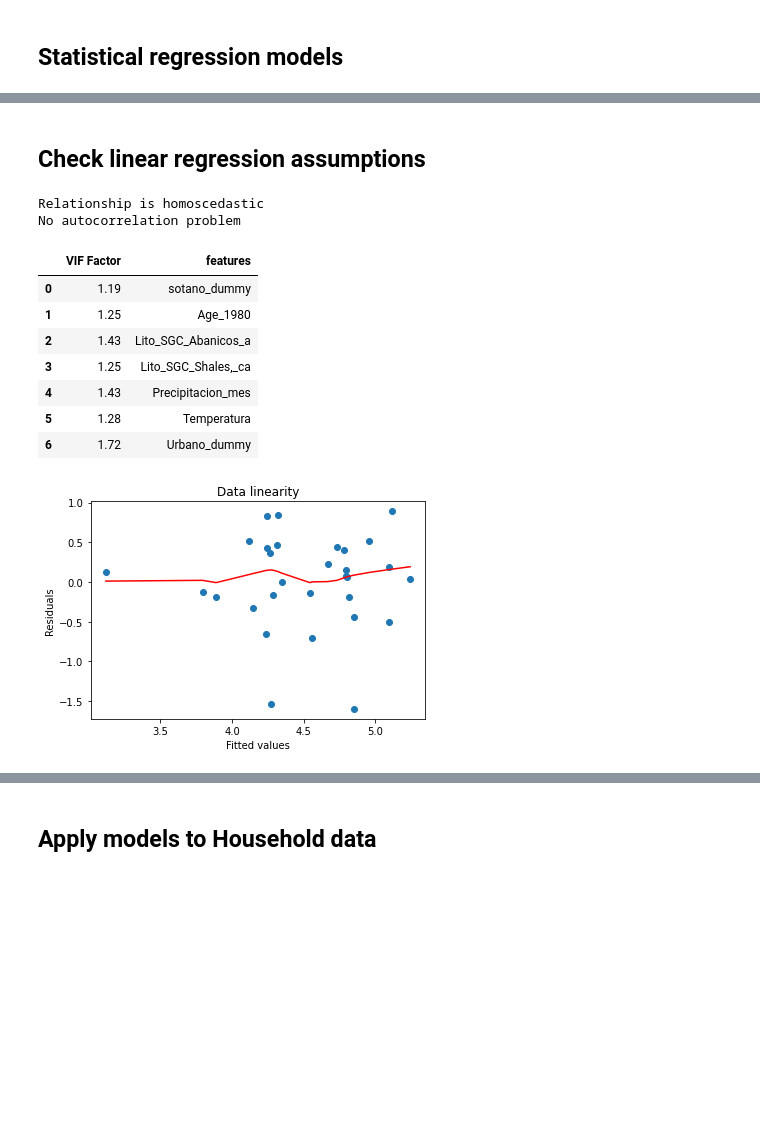
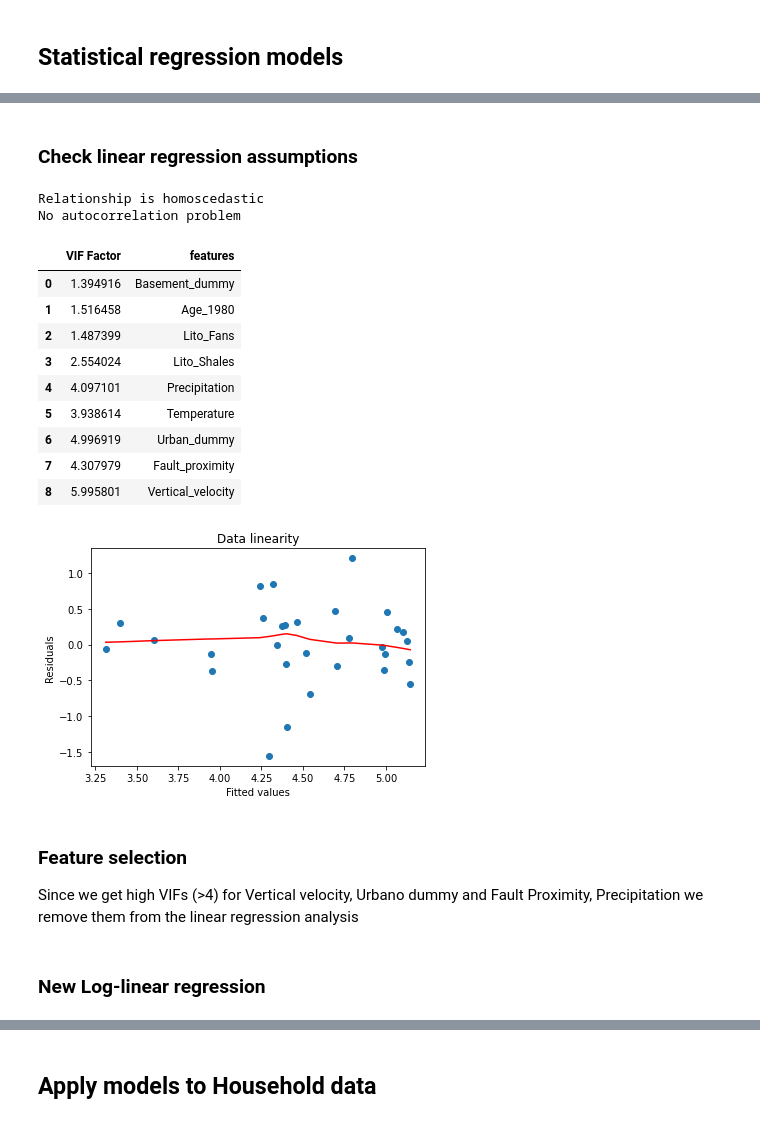
Before and after one commit to mdominguezd/RnSurvey_Bogota_DataAnalysis, a Jupyter notebook: Multivariate analysis.ipynb, the cells around one changed output, grey strips where cells are left out. Saved outputs shown, nothing was run; the diff lists cells and outputs as text; code cells hidden in the pictures; blank space fills up the shorter version.

```diff
--- a/Multivariate analysis.ipynb
+++ b/Multivariate analysis.ipynb
@@ -94,3 +74,5 @@ DF_JOIN['Urbano_dummy'] = DF_JOIN.SueCodigo.apply(lambda df : 1 if df == 1 else
+# %%
+DF_RC = pd.read_csv('Dataset for fitting/Processed_DataFrame.csv')
 # %% [markdown]
 ## Basic statistics
 # %%
@@ -126,8 +102,8 @@ sns.heatmap(DF_JOIN.corr(), vmax=1, vmin=-1, center=0, cmap='seismic', annot = T
 # %%
 # r-pearson for variables with RC
 r_Pvals = []
-for i in range(len(DF_JOIN.columns)-1):
-    r_Pvals.append(stats.pearsonr(np.array(DF_JOIN.Resultado), np.array(DF_JOIN.iloc[:,i+1])))
+for i in range(len(DF_RC.columns)-1):
+    r_Pvals.append(stats.pearsonr(np.array(DF_RC.RC), np.array(DF_RC.iloc[:,i+1])))
 
 r_Pvals
 
@@ -149,14 +125,14 @@ for i in [1, 2, 3, 4, 7]:
     ax.set_facecolor('gainsboro')
     ax.set_axisbelow(True)
 
-    ax2 = sns.boxplot(y = DF_JOIN.Resultado, x = DF_JOIN.iloc[:,i], palette = sns.color_palette("Set1"), zorder = 2)
+    ax2 = sns.boxplot(y = DF_RC.RC, x = DF_RC.iloc[:,i], palette = sns.color_palette("Set1"), zorder = 2)
 
-    for j in range(len(DF_JOIN.iloc[:,i].unique())):
+    for j in range(len(DF_RC.iloc[:,i].unique())):
         if i == 3:
-            plt.text(j,440,'$n = $'+str(sum(DF_JOIN.iloc[:,i] == j)), ha = 'center', va = 'center', bbox = dict(facecolor='w', alpha=0.9), fontdict = dict(family = 'bahnschrift', fontsize = 14))
+            plt.text(j,440,'$n = $'+str(sum(DF_RC.iloc[:,i] == j)), ha = 'center', va = 'center', bbox = dict(facecolor='w', alpha=0.9), fontdict = dict(family = 'bahnschrift', fontsize = 14))
             ax2.set_xticklabels(['>1980', '<1980'], family = 'bahnschrift', fontsize=14)
         else:
-            plt.text(j,440,'$n = $'+str(sum(DF_JOIN.iloc[:,i] == j)), ha = 'center', va = 'center', bbox = dict(facecolor='w', alpha=0.9), fontdict = dict(family = 'bahnschrift', fontsize = 14))
+            plt.text(j,440,'$n = $'+str(sum(DF_RC.iloc[:,i] == j)), ha = 'center', va = 'center', bbox = dict(facecolor='w', alpha=0.9), fontdict = dict(family = 'bahnschrift', fontsize = 14))
             ax2.set_xticklabels(['No', 'Si'], family = 'bahnschrift', fontsize=14)
     ax2.set_yticklabels([0,100,200,300,400], family = 'bahnschrift',fontsize=14)
     if (k != 1) and (k!=3) and (k!=5):
@@ -172,7 +148,7 @@ Val = []
 for i in range(len(Variables)):
     Val.append(Variables[i] + '\n$r$ =' +str(round(r_Pvals[i][0], 2)) + '\np-value =' +str(round(r_Pvals[i][1], 2)))
 
-ax = sns.heatmap(pd.DataFrame(DF_JOIN.corr()['Resultado'].iloc[1:]), center = 0, vmin = -1, vmax = 1, cmap = 'seismic')
+ax = sns.heatmap(pd.DataFrame(DF_RC.corr()['RC'].iloc[1:]), center = 0, vmin = -1, vmax = 1, cmap = 'seismic')
 ax.set_yticklabels(Val, rotation = 0, x = 0.52, ha = 'center', family='bahnschrift', fontsize = 15)
 ax.figure.axes[-1].set_yticklabels(np.arange(-1, 1.1, 0.25), size=16)
 ax.tick_params(length = 0)
@@ -185,7 +161,7 @@ fig.savefig('Figures/Caracterization.png', dpi = 300, bbox_inches = 'tight')
 # %% [markdown]
 ## Principal component Analysis
 # %%
-df_PCA = DF_JOIN
+df_PCA = DF_RC
 
 # Standarization
 df_PCA = df_PCA.apply(lambda df : (df - np.mean(df))/np.std(df) )
@@ -242,7 +218,7 @@ for i in range(len(EigenVectors)):
         plt.text(EigenVectors.iloc[i,0]+0.05, EigenVectors.iloc[i,1], df_PCA.iloc[:,i].name.split('dummy')[0], bbox = dict(facecolor='slategrey', alpha = 0.5), fontsize = 12, fontfamily = 'bahnschrift', ha = 'center',va = 'center', color='w')
     elif (i == 2):
         plt.text(EigenVectors.iloc[i,0]-0.05, EigenVectors.iloc[i,1], df_PCA.iloc[:,i].name.split('dummy')[0], bbox = dict(facecolor='slategrey', alpha = 0.5), fontsize = 12, fontfamily = 'bahnschrift', ha = 'center',va = 'center', color='w')
-    elif (i == 3)|(i == 4)|(i == 9):
+    elif (i == 3)|(i == 4)|(i == 9)|(i == 8):
         plt.text(EigenVectors.iloc[i,0], EigenVectors.iloc[i,1], df_PCA.iloc[:,i].name.split('dummy')[0], bbox = dict(facecolor='darkred', alpha = 0.5), fontsize = 12, fontfamily = 'bahnschrift', ha = 'center',va = 'center', color='w')
     elif (i == 1):
         plt.text(EigenVectors.iloc[i,0]-.1, EigenVectors.iloc[i,1], df_PCA.iloc[:,i].name.split('dummy')[0], bbox = dict(facecolor='darkred', alpha = 0.5), fontsize = 12, fontfamily = 'bahnschrift', ha = 'center',va = 'center', color='w')
@@ -308,10 +284,8 @@ Variables.remove('RC')
 # %% [markdown]
 ## Statistical regression models
 # %%
-X = DF_JOIN.iloc[:,1:]
-y = DF_JOIN.iloc[:,0]
-y_log = y.apply(lambda df: 1 if df >= 100 else 0)
-X_log = X
-X_log = sm.add_constant(X_log)
+X = DF_RC.iloc[:,1:]
+y = DF_RC.iloc[:,0]
+
 X = sm.add_constant(X)
 # %% [markdown]
@@ -390,40 +366,45 @@ fig.savefig('Figures/Regresión_LogLineal.png', dpi = 200, bbox_inches = 'tight'
 # %% [markdown]
-## Check linear regression assumptions
+### Check linear regression assumptions
 # %%
 p_val = 0.05
 
 # Heteroscedasticidad
 if smd.het_breuschpagan(lin_reg.resid, lin_reg.model.exog)[1] < p_val:
     print('Relationship is not homoscedastic')
 else:
     print('Relationship is homoscedastic')
 
 # Autocorrelación
 if (durbin_watson(lin_reg.resid) < 2.5) & (durbin_watson(lin_reg.resid) > (1.5)):
     print('No autocorrelation problem')
 else:
     print('There maybe autocorrelation problems')
 
 # Linearidad
 plt.scatter(lin_reg.predict(X), lin_reg.resid)
 plt.ylabel('Residuals')
 plt.xlabel('Fitted values')
 plt.plot(lowess(lin_reg.resid, lin_reg.predict(X))[:,0], lowess(lin_reg.resid, lin_reg.predict(X))[:,1], c='r')
 plt.title('Data linearity')
 
 vif = pd.DataFrame()
 vif["VIF Factor"] = [variance_inflation_factor(X.values, i+1) for i in range(X.shape[1]-1)]
 vif["features"] = X.columns[1:]
-vif.round(2)
+vif
 # %% [output]
 Relationship is homoscedastic
 No autocorrelation problem
 |  | VIF Factor | features |
-| 0 | 1.19 | sotano_dummy |
-| 1 | 1.25 | Age_1980 |
-| 2 | 1.43 | Lito_SGC_Abanicos_a |
-| 3 | 1.25 | Lito_SGC_Shales,_ca |
-| 4 | 1.43 | Precipitacion_mes |
-| 5 | 1.28 | Temperatura |
-| 6 | 1.72 | Urbano_dummy |
+| 0 | 1.394916 | Basement_dummy |
+| 1 | 1.516458 | Age_1980 |
+| 2 | 1.487399 | Lito_Fans |
+| 3 | 2.554024 | Lito_Shales |
+| 4 | 4.097101 | Precipitation |
+| 5 | 3.938614 | Temperature |
+| 6 | 4.996919 | Urban_dummy |
+| 7 | 4.307979 | Fault_proximity |
+| 8 | 5.995801 | Vertical_velocity |
-[figure, old version]
+[figure, new version]
+# %% [markdown]
+### Feature selection
+Since we get high VIFs (>4) for Vertical velocity, Urbano dummy and Fault Proximity, Precipitation we remove them from the linear regression analysis
@@ -429,0 +414,2 @@ No autocorrelation problem
+# %% [markdown]
+### New Log-linear regression
```
Also changed, not shown: parts of 36 cells of this notebook, 50 other files.
